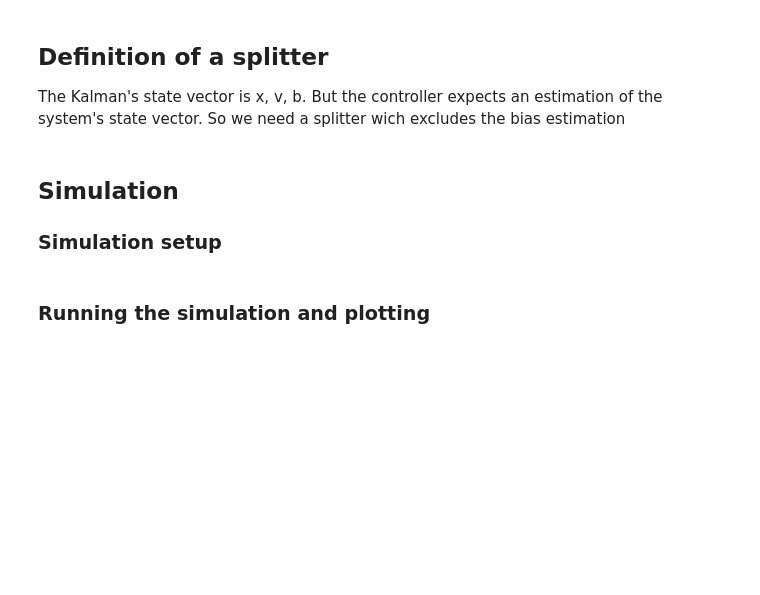
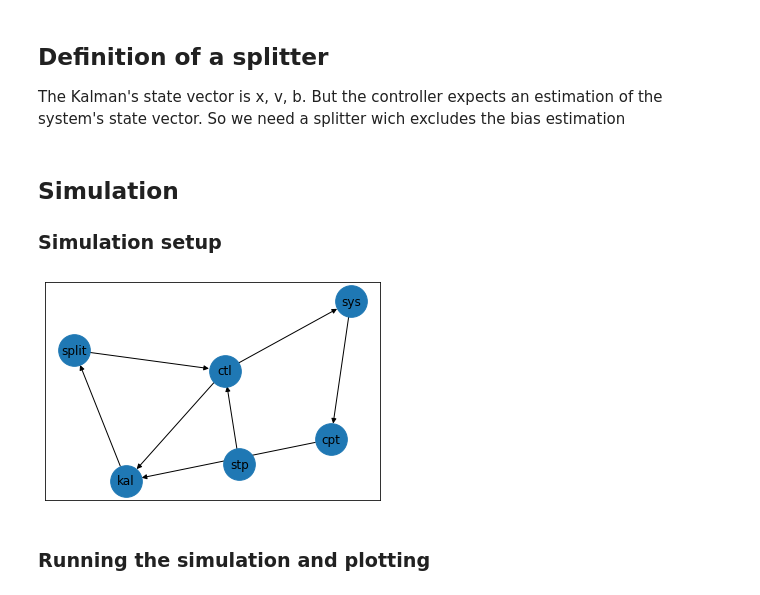
Before and after one commit to ydethe/blocksim, a Jupyter notebook: examples/example_control.ipynb, the cells around one changed output. Cells and saved outputs as stored; diff of their text form; code cells hidden in the pictures; blank space fills up the shorter version.

```diff
--- a/examples/example_control.ipynb
+++ b/examples/example_control.ipynb
@@ -116,33 +118,36 @@ split = Split("split", signal_shape=(3,), outputs=spt_otp)
 ### Simulation setup
 # %%
 from blocksim.Simulation import Simulation
+from blocksim.graphics.GraphicSpec import AxeProjection
 from blocksim.graphics.BFigure import FigureFactory
 
 sim = Simulation()
 
 sim.addComputer(sys)
 sim.addComputer(ctl)
 sim.addComputer(cpt)
 sim.addComputer(kal)
 sim.addComputer(split)
 sim.addComputer(stp)
 
 # List of the connnections
 sim.connect("stp.setpoint", "ctl.setpoint")
 sim.connect("ctl.command", "sys.command")
 sim.connect("sys.state", "cpt.state")
 sim.connect("cpt.measurement", "kal.measurement")
 sim.connect("ctl.command", "kal.command")
 sim.connect("kal.state", "split.signal")
 sim.connect("split.split", "ctl.estimation")
 
 # Plotting the simulation graph
 G = sim.computeGraph()
 fig = FigureFactory.create()
 gs = fig.add_gridspec(1, 1)
-axe = fig.add_baxe(title="", spec=gs[0, 0])
+axe = fig.add_baxe(title="", spec=gs[0, 0], projection=AxeProjection.GRAPH)
 axe.plot(G)
 mfig = fig.render()
+# %% [output]
+[figure, added]
 # %% [markdown]
 ### Running the simulation and plotting
 # %%
```
Also changed, not shown: parts of 3 cells of this notebook, 9 other files.
